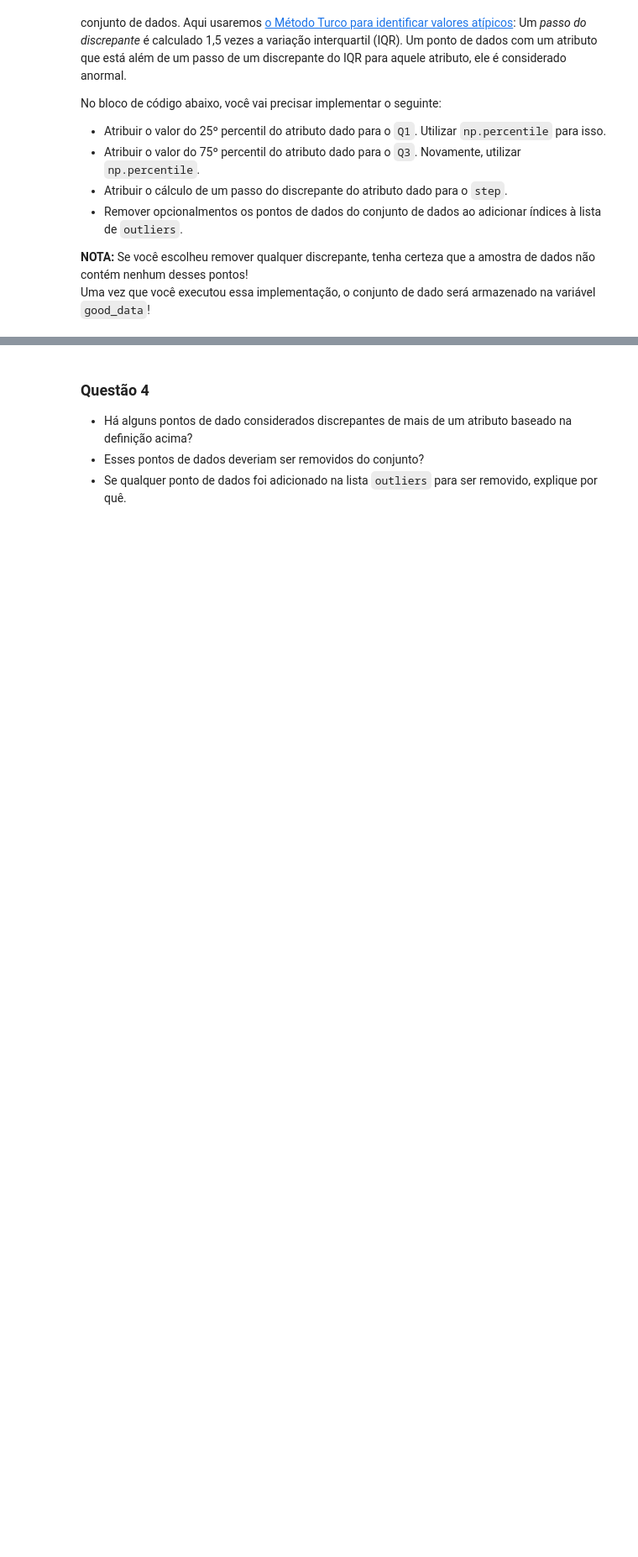
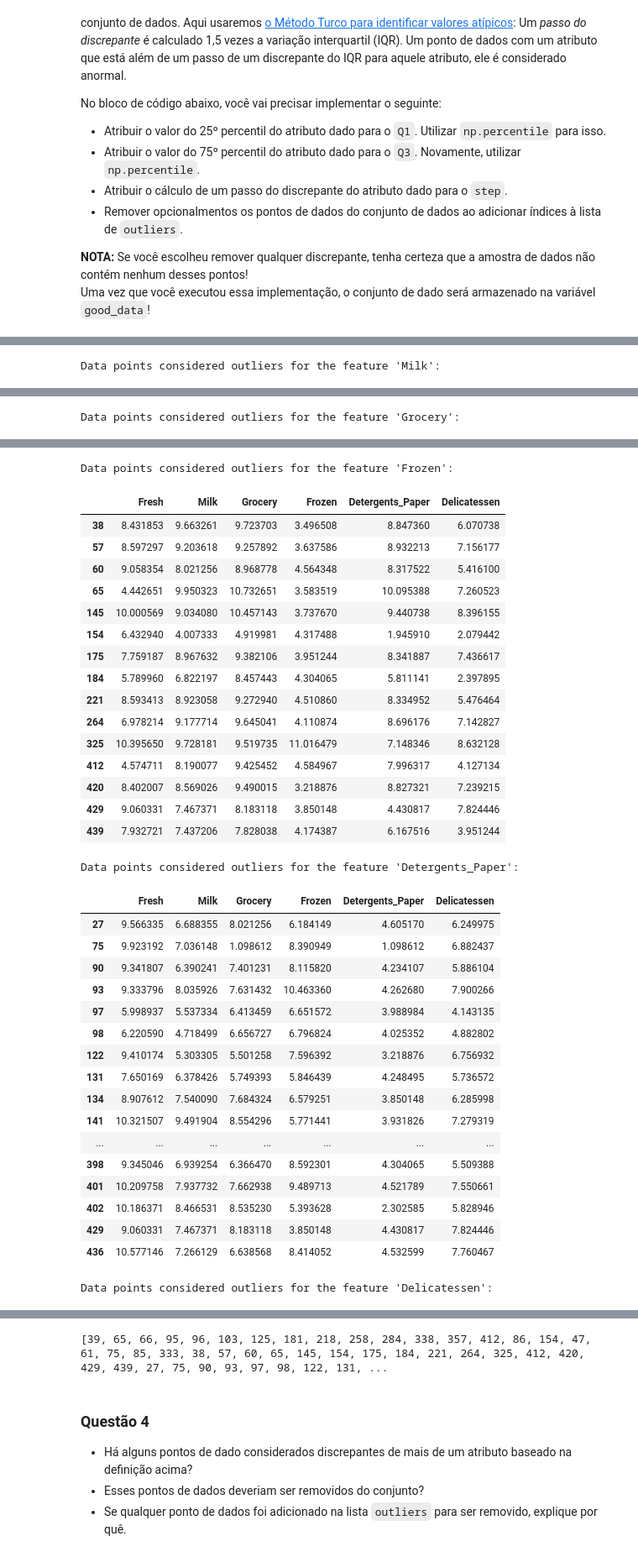
Before and after one commit to rodfloripa/Projeto9, a Jupyter notebook: customer_segments/customer_segments_PT.ipynb, the cells around one changed output, grey strips where cells are left out. Shown: that part at 84% size. Cells and saved outputs as stored; diff of their text form; code cells hidden in the pictures; blank space fills up the shorter version.

```diff
--- a/customer_segments/customer_segments_PT.ipynb
+++ b/customer_segments/customer_segments_PT.ipynb
@@ -203,20 +231,24 @@ No bloco de código abaixo, você vai precisar implementar o seguinte:
 for feature in log_data.keys():
 
     # TODO: Calcule Q1 (25º percentil dos dados) para o atributo dado
-    Q1 = None
+    Q1 = np.percentile(log_data, 25)
 
     # TODO: Calcule Q3 (75º percentil dos dados) para o atributo dado
-    Q3 = None
+    Q3 = np.percentile(log_data, 75)
 
     # TODO: Utilize a amplitude interquartil para calcular o passo do discrepante (1,5 vezes a variação interquartil)
-    step = None
+    step = Q3-Q1
 
     # Mostre os discrepantes
     print "Data points considered outliers for the feature '{}':".format(feature)
     display(log_data[~((log_data[feature] >= Q1 - step) & (log_data[feature] <= Q3 + step))])
 
 # OPCIONAL: Selecione os índices dos pontos de dados que você deseja remover
-outliers  = []
-
+outliers = []
+for feature in log_data.keys():
+    outliers1 = log_data[~((log_data[feature] >= Q1 - step) & (log_data[feature] <= Q3 + step))].index.values
+    outliers.extend(outliers1)
+print outliers
 # Remova os valores atí, caso nenhum tenha sido especificado
 good_data = log_data.drop(log_data.index[outliers]).reset_index(drop = True)
+# %% [output]
@@ -222,0 +271 @@ good_data = log_data.drop(log_data.index[outliers]).reset_index(drop = True)
+Data points considered outliers for the feature 'Milk':
@@ -222,0 +275 @@ good_data = log_data.drop(log_data.index[outliers]).reset_index(drop = True)
+Data points considered outliers for the feature 'Grocery':
@@ -222,0 +282,36 @@ good_data = log_data.drop(log_data.index[outliers]).reset_index(drop = True)
+Data points considered outliers for the feature 'Frozen':
+|  | Fresh | Milk | Grocery | Frozen | Detergents_Paper | Delicatessen |
+| 38 | 8.431853 | 9.663261 | 9.723703 | 3.496508 | 8.847360 | 6.070738 |
+| 57 | 8.597297 | 9.203618 | 9.257892 | 3.637586 | 8.932213 | 7.156177 |
+| 60 | 9.058354 | 8.021256 | 8.968778 | 4.564348 | 8.317522 | 5.416100 |
+| 65 | 4.442651 | 9.950323 | 10.732651 | 3.583519 | 10.095388 | 7.260523 |
+| 145 | 10.000569 | 9.034080 | 10.457143 | 3.737670 | 9.440738 | 8.396155 |
+| 154 | 6.432940 | 4.007333 | 4.919981 | 4.317488 | 1.945910 | 2.079442 |
+| 175 | 7.759187 | 8.967632 | 9.382106 | 3.951244 | 8.341887 | 7.436617 |
+| 184 | 5.789960 | 6.822197 | 8.457443 | 4.304065 | 5.811141 | 2.397895 |
+| 221 | 8.593413 | 8.923058 | 9.272940 | 4.510860 | 8.334952 | 5.476464 |
+| 264 | 6.978214 | 9.177714 | 9.645041 | 4.110874 | 8.696176 | 7.142827 |
+| 325 | 10.395650 | 9.728181 | 9.519735 | 11.016479 | 7.148346 | 8.632128 |
+| 412 | 4.574711 | 8.190077 | 9.425452 | 4.584967 | 7.996317 | 4.127134 |
+| 420 | 8.402007 | 8.569026 | 9.490015 | 3.218876 | 8.827321 | 7.239215 |
+| 429 | 9.060331 | 7.467371 | 8.183118 | 3.850148 | 4.430817 | 7.824446 |
+| 439 | 7.932721 | 7.437206 | 7.828038 | 4.174387 | 6.167516 | 3.951244 |
+Data points considered outliers for the feature 'Detergents_Paper':
+|  | Fresh | Milk | Grocery | Frozen | Detergents_Paper | Delicatessen |
+| 27 | 9.566335 | 6.688355 | 8.021256 | 6.184149 | 4.605170 | 6.249975 |
+| 75 | 9.923192 | 7.036148 | 1.098612 | 8.390949 | 1.098612 | 6.882437 |
+| 90 | 9.341807 | 6.390241 | 7.401231 | 8.115820 | 4.234107 | 5.886104 |
+| 93 | 9.333796 | 8.035926 | 7.631432 | 10.463360 | 4.262680 | 7.900266 |
+| 97 | 5.998937 | 5.537334 | 6.413459 | 6.651572 | 3.988984 | 4.143135 |
+| 98 | 6.220590 | 4.718499 | 6.656727 | 6.796824 | 4.025352 | 4.882802 |
+| 122 | 9.410174 | 5.303305 | 5.501258 | 7.596392 | 3.218876 | 6.756932 |
+| 131 | 7.650169 | 6.378426 | 5.749393 | 5.846439 | 4.248495 | 5.736572 |
+| 134 | 8.907612 | 7.540090 | 7.684324 | 6.579251 | 3.850148 | 6.285998 |
+| 141 | 10.321507 | 9.491904 | 8.554296 | 5.771441 | 3.931826 | 7.279319 |
+| ... | ... | ... | ... | ... | ... | ... |
+| 398 | 9.345046 | 6.939254 | 6.366470 | 8.592301 | 4.304065 | 5.509388 |
+| 401 | 10.209758 | 7.937732 | 7.662938 | 9.489713 | 4.521789 | 7.550661 |
+| 402 | 10.186371 | 8.466531 | 8.535230 | 5.393628 | 2.302585 | 5.828946 |
+| 429 | 9.060331 | 7.467371 | 8.183118 | 3.850148 | 4.430817 | 7.824446 |
+| 436 | 10.577146 | 7.266129 | 6.638568 | 8.414052 | 4.532599 | 7.760467 |
+Data points considered outliers for the feature 'Delicatessen':
@@ -223,3 +335,4 @@ good_data = log_data.drop(log_data.index[outliers]).reset_index(drop = True)
+[39, 65, 66, 95, 96, 103, 125, 181, 218, 258, 284, 338, 357, 412, 86, 154, 47, 61, 75, 85, 333, 38, 57, 60, 65, 145, 154, 175, 184, 221, 264, 325, 412, 420, 429, 439, 27, 75, 90, 93, 97, 98, 122, 131, ...
 # %% [markdown]
 ### Questão 4
 - Há alguns pontos de dado considerados discrepantes de mais de um atributo baseado na definição acima?
```
Also changed, not shown: parts of 9 cells of this notebook.
